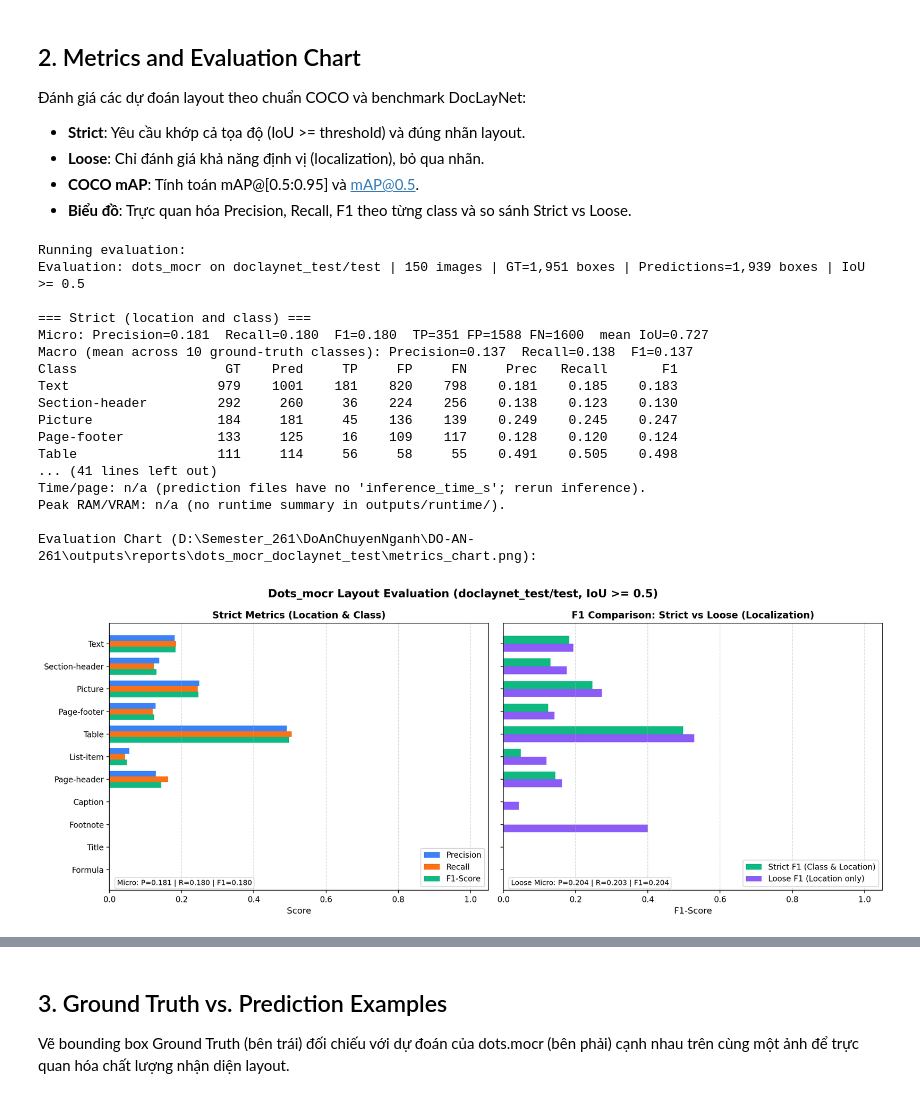
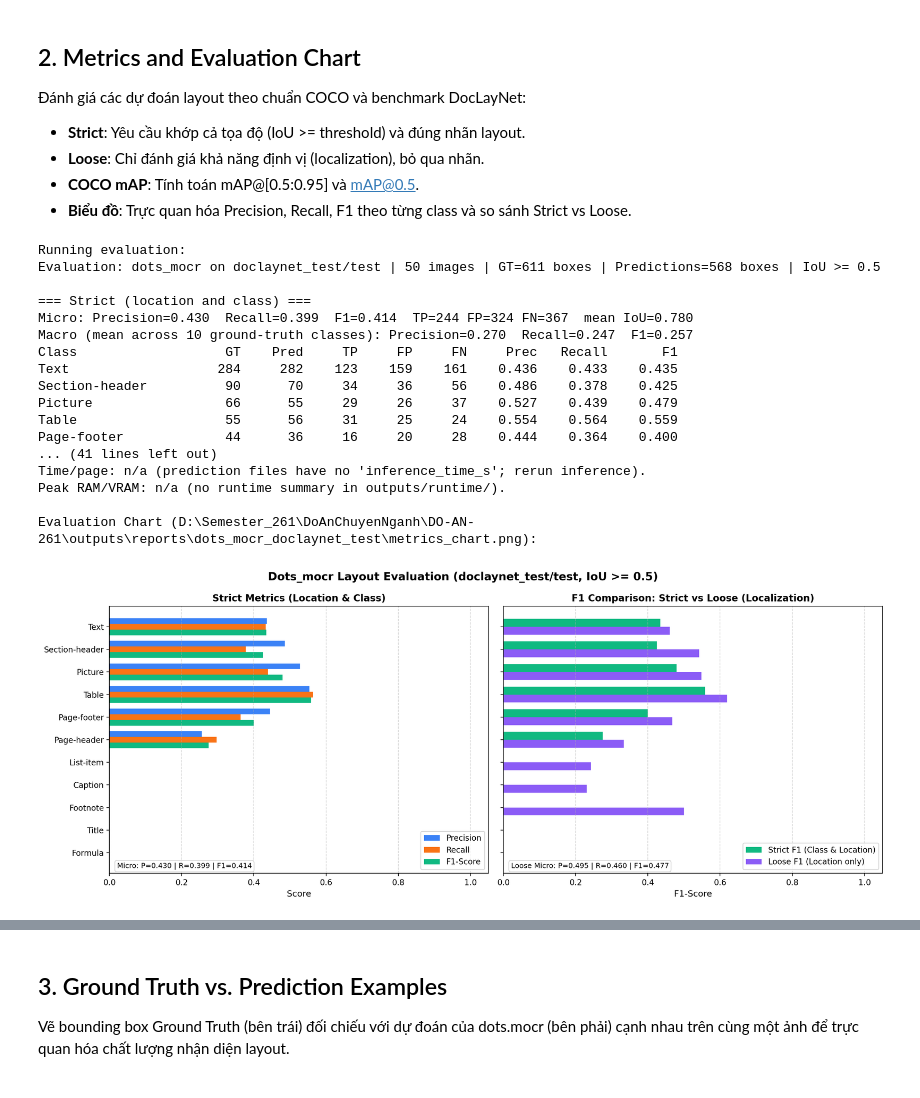
Before and after one commit to minhnguyenrun/Do-an-chuyen-nganh-261, a Jupyter notebook: methods/dots_mocr/notebooks/dots_mocr_report.ipynb, the cells around one changed output, grey strips where cells are left out. Cells and saved outputs as stored; diff of their text form; code cells hidden in the pictures.

```diff
--- a/methods/dots_mocr/notebooks/dots_mocr_report.ipynb
+++ b/methods/dots_mocr/notebooks/dots_mocr_report.ipynb
@@ -24,8 +24,8 @@ METHOD = "dots_mocr"
 DATASET = "doclaynet_test"
 SPLIT = "test"
 IOU_THRESHOLD = 0.5
-LIMIT = 0  # 0: đánh giá toàn bộ ảnh đã có dự đoán (150 file predictions nạp từ đợt chạy ngoài)
-FORCE_INFERENCE = False  # False: sử dụng 150 kết quả nạp sẵn; True: chạy lại inference cục bộ
+LIMIT = 50  # Đánh giá đúng 50 mẫu kiểm thử theo yêu cầu
+FORCE_INFERENCE = False  # False: sử dụng 50 kết quả nạp sẵn; True: chạy lại inference cục bộ
 FIGURE_LIMIT = 4
 
 PREDICTIONS_DIR = ROOT / "outputs" / "predictions" / METHOD / DATASET
@@ -36,7 +36,7 @@ existing_preds = list(PREDICTIONS_DIR.glob("*.json"))
 print(f"Project: {ROOT}")
 print(f"Pipeline: {METHOD} | {DATASET}/{SPLIT} | Ngưỡng IoU >= {IOU_THRESHOLD}")
 print(f"Predictions hiện có: {len(existing_preds)} file(s) tại {PREDICTIONS_DIR}")
-print(f"Chế độ: {'Chạy lại inference cục bộ (ghi đè)' if FORCE_INFERENCE else 'Sử dụng 150 kết quả nạp sẵn (skip-existing)'}")
+print(f"Chế độ: {'Chạy lại inference cục bộ (ghi đè)' if FORCE_INFERENCE else 'Sử dụng 50 kết quả nạp sẵn (skip-existing)'}")
 print(f"Thư mục Figures: {FIGURES_DIR}")
 # %% [output]
 Project: D:\Semester_261\DoAnChuyenNganh\DO-AN-261
@@ -139,39 +139,40 @@ cmd = [
     "--method", METHOD,
     "--dataset", DATASET,
     "--split", SPLIT,
     "--iou-threshold", str(IOU_THRESHOLD),
+    "--limit", str(LIMIT),
     "--allow-incomplete",
     "--loose",
     "--plot", str(chart_path),
 ]
 
 print("Running evaluation:")
 env = {**os.environ, "PYTHONUNBUFFERED": "1", "PYTHONIOENCODING": "utf-8"}
 res = subprocess.run(cmd, capture_output=True, text=True, cwd=str(ROOT), env=env, encoding="utf-8", errors="replace")
 print(res.stdout)
 if res.stderr:
     print("Errors / Warnings:", res.stderr[-500:])
 
 if chart_path.exists():
     from IPython.display import Image, display
     print(f"\nEvaluation Chart ({chart_path}):")
     display(Image(filename=str(chart_path)))
 # %% [output]
 Running evaluation:
-Evaluation: dots_mocr on doclaynet_test/test | 150 images | GT=1,951 boxes | Predictions=1,939 boxes | IoU >= 0.5
+Evaluation: dots_mocr on doclaynet_test/test | 50 images | GT=611 boxes | Predictions=568 boxes | IoU >= 0.5
 
 === Strict (location and class) ===
-Micro: Precision=0.181  Recall=0.180  F1=0.180  TP=351 FP=1588 FN=1600  mean IoU=0.727
-Macro (mean across 10 ground-truth classes): Precision=0.137  Recall=0.138  F1=0.137
+Micro: Precision=0.430  Recall=0.399  F1=0.414  TP=244 FP=324 FN=367  mean IoU=0.780
+Macro (mean across 10 ground-truth classes): Precision=0.270  Recall=0.247  F1=0.257
 Class                   GT    Pred     TP     FP     FN     Prec   Recall       F1
-Text                   979    1001    181    820    798    0.181    0.185    0.183
-Section-header         292     260     36    224    256    0.138    0.123    0.130
-Picture                184     181     45    136    139    0.249    0.245    0.247
-Page-footer            133     125     16    109    117    0.128    0.120    0.124
-Table                  111     114     56     58     55    0.491    0.505    0.498
+Text                   284     282    123    159    161    0.436    0.433    0.435
+Section-header          90      70     34     36     56    0.486    0.378    0.425
+Picture                 66      55     29     26     37    0.527    0.439    0.479
+Table                   55      56     31     25     24    0.554    0.564    0.559
+Page-footer             44      36     16     20     28    0.444    0.364    0.400
 ... (41 lines left out)
 Time/page: n/a (prediction files have no 'inference_time_s'; rerun inference).
 Peak RAM/VRAM: n/a (no runtime summary in outputs/runtime/).
 
 Evaluation Chart (D:\Semester_261\DoAnChuyenNganh\DO-AN-261\outputs\reports\dots_mocr_doclaynet_test\metrics_chart.png):
-[figure, old version]
+[figure, new version]
```
Also changed, not shown: parts of 5 cells of this notebook, 5 other files.
